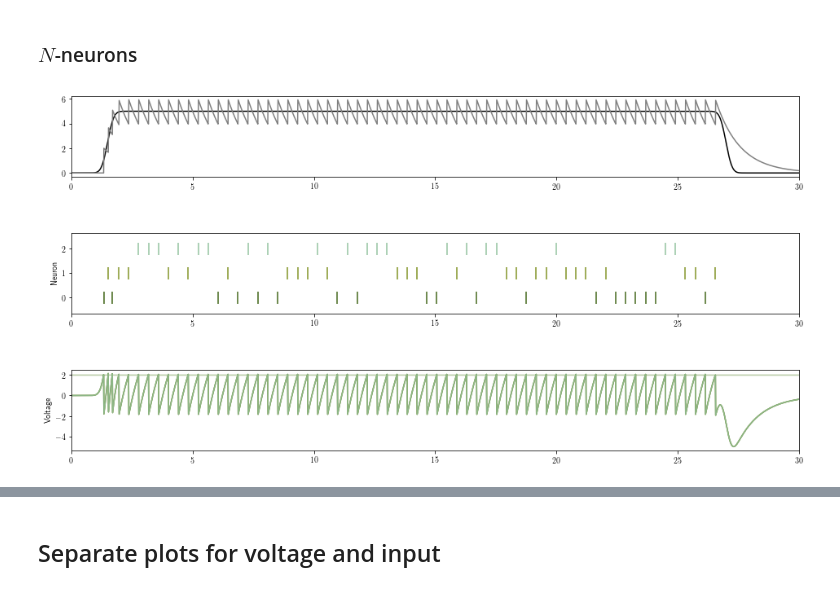
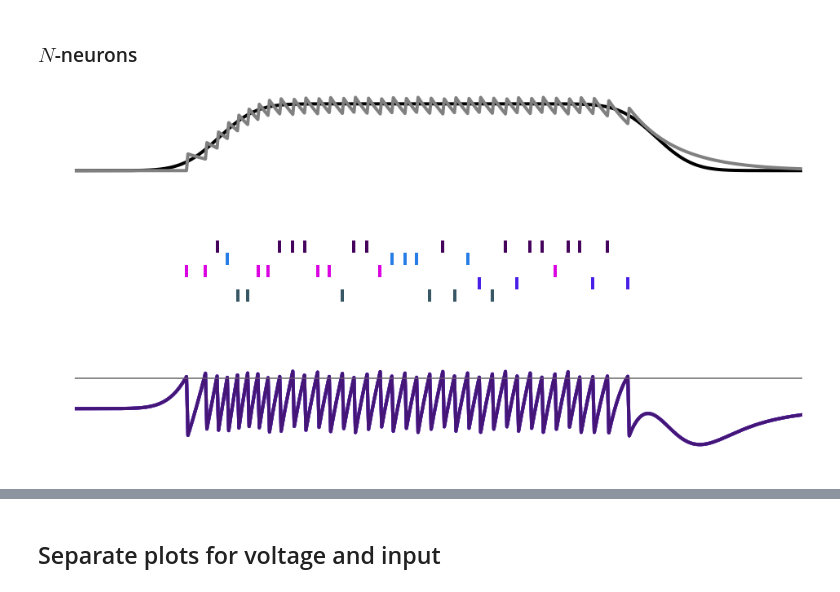
Before and after one commit to ABra1993/LisbonLab, a Jupyter notebook: Current/SNN_current.ipynb, the cells around one changed output, grey strips where cells are left out. Cells and saved outputs as stored; diff of their text form; code cells hidden in the pictures.

```diff
--- a/Current/SNN_current.ipynb
+++ b/Current/SNN_current.ipynb
@@ -404,62 +418,72 @@ def visualize(color, plot_voltage=True, plot_c=False):
     pl.subplots(plots, 1, figsize=(16, 8))
     pl.subplots_adjust(hspace=0.7)
     pl.rc('text', usetex=True)
+    w = 4
 
     # plot input and input estimate
     pl.subplot(plots, 1, 1)
-    pl.plot(t, x, label=r'$x$', color='black')
-    pl.plot(t, x_est, label=r'$\hat{x}$', color='gray')
+    pl.yticks(fontsize=15)
+    pl.axis('off')
+    pl.xticks([])
+    pl.plot(t, x, label=r'$x$', color='black', lw=w)
+    pl.plot(t, x_est, label=r'$\hat{x}$', color='gray', lw=w)
     if plot_c == True:
-        pl.plot(t[:-1], c, '--k', label=r'$x + \dot{x}$', alpha=0.2)
+        pl.plot(t[:-1], c, '--k', label=r'$x + \dot{x}$', alpha=0.2, lw=w)
     pl.xlim(0, iterations * dt)
 
     # plot spike trains
     pl.subplot(plots, 1, 2)
-    pl.ylabel('Neuron')
+    pl.axis('off')
+    pl.xticks([])
+    pl.yticks(fontsize=15)
+    pl.xlim(0, iterations * dt)
     spike_times = []
     for i in range(N):
         idx = np.where(o[i, :] == 1/dt)
         temp = [t[i] for i in idx[0]]
         spike_times.append(temp)
-    pl.eventplot(spike_times, linelengths=[0.5], color=color)
-    pl.xlim(0, iterations * dt)
+    pl.eventplot(spike_times, linelengths=[1], color=color, lw=w)
     counter = 3
 
     # plot voltages
     pl.subplot(plots, 1, counter)
-    pl.ylabel('Voltage')
+    pl.yticks(fontsize=15)
+    pl.axis('off')
     if plot_voltage == 1:
         for i in range(N):
-            pl.plot(t, voltage[i], color=color[i, :], label='N%i'%(i + 1), alpha=0.8)
-            pl.plot(t, np.ones(iterations) * T[i], color=color[i, :], alpha=0.2)
-            pl.xlim(0, iterations * dt)
+            pl.plot(t, voltage[i], color=color[i, :], label='N%i'%(i + 1), alpha=0.8, lw=w)
+            pl.plot(t, np.ones(iterations) * T[i], color='gray', alpha=0.4,lw=2)
+    pl.xlim(0, iterations * dt)
+    pl.xticks(fontsize=15)
 # %% [markdown]
 ## Run simulation
 # %% [markdown]
 ### $\textit{N}$-neurons
 # %%
 # network parameters
-N = 3                                                    # number of neurons
-c_upp = 5                                                # input value
-gamma = 2                                                # read-out weight
+N = 5                                                    # number of neurons
+c_upp = 4                                                # input value
+gamma = 1                                                # read-out weight
 beta = 0.0                                               # cost
 tau = 1                                                  # time constant
 
 # other
 color = np.random.randint(0, 255, size=(N, 3))/255       # return set of colors
-iterations = 3000                                        # length of simulation
-dt = 0.01                                                # time step
+#color = np.array([[0.97254902, 0.84705882, 0.17254902]])
+iterations = 500                                        # length of simulation
+dt = 0.03                                                # time step
 weights = 'homogeneous'
 plot_voltage = True
 plot_c = False
+constant = False
 
 # run simulation
 t, x_est, o, voltage, D, T = initialize_params(N=N, dt=dt, iterations=iterations, beta=beta, weights=weights, gamma=gamma)
-x,c = time_varying_signal(c_upp=c_upp, tau=tau)
+x,c = time_varying_signal(constant=constant, c_upp=c_upp, tau=tau)
 run(tau=tau, beta=beta)
 visualize(color=color, plot_voltage=plot_voltage, plot_c=plot_c)
 # %% [output]
-[figure, old version]
+[figure, new version]
 # %%
 visualize_firing_rate(tau)
 # %% [output]
```
Also changed, not shown: parts of 9 cells of this notebook, 3 other files.
